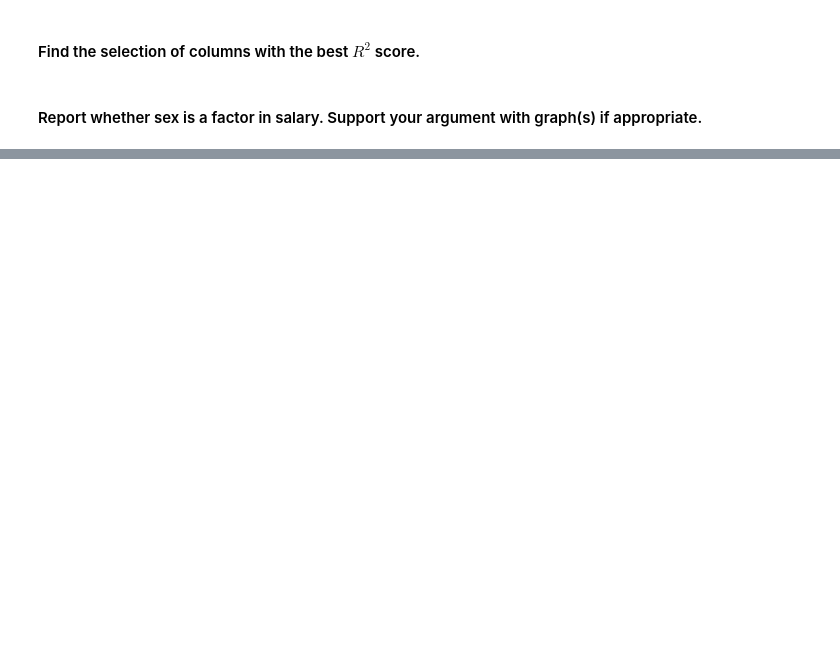
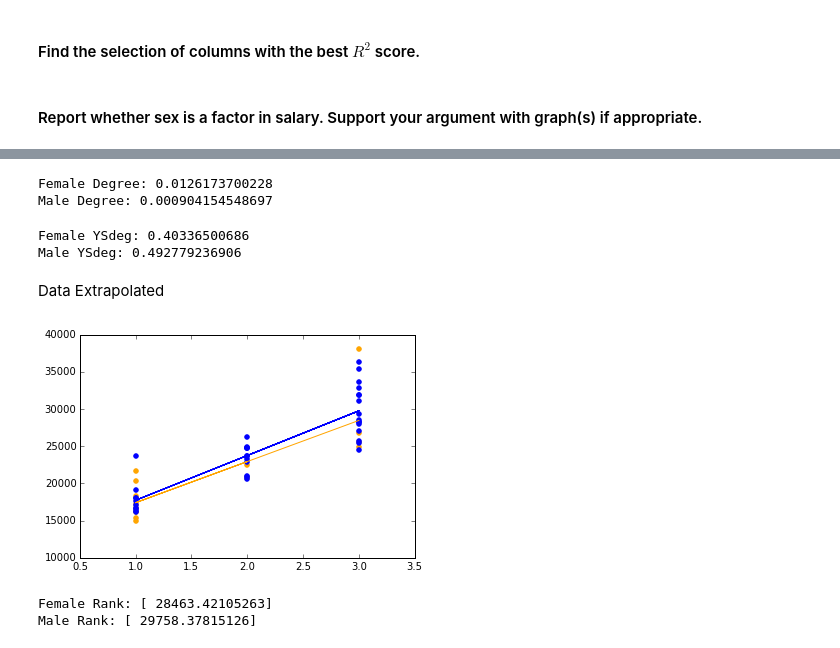
Before and after one commit to TylerKotkin/linear-regression, a Jupyter notebook: simple-linear-regression.ipynb, the cells around one changed output, grey strips where cells are left out. Cells and saved outputs as stored; diff of their text form; code cells hidden in the pictures; blank space fills up the shorter version.

```diff
--- a/simple-linear-regression.ipynb
+++ b/simple-linear-regression.ipynb
@@ -249,3 +249,27 @@ There is a higher $R^2$ score between the salary the male professors are paid an
 #### Find the selection of columns with the best $R^2$ score.
 # %% [markdown]
 #### Report whether sex is a factor in salary. Support your argument with graph(s) if appropriate.
+# %%
+input_data_w_r = df_w[['Rank']]
+output_data_w_r = df_w['Salary']
+
+input_data_m_r = df_m[['Rank']]
+output_data_m_r = df_m['Salary']
+
+input_data_w_y = df_w[['Year']]
+output_data_w_y = df_w['Salary']
+
+input_data_m_y = df_m[['Year']]
+output_data_m_y = df_m['Salary']
+
+input_data_w_d = df_w[['Degree']]
+output_data_w_d = df_w['Salary']
+
+input_data_m_d = df_m[['Degree']]
+output_data_m_d = df_m['Salary']
+
+input_data_w_ys = df_w[['YSdeg']]
+output_data_w_ys = df_w['Salary']
+
+input_data_m_ys = df_m[['YSdeg']]
+output_data_m_ys = df_m['Salary']
@@ -251,0 +278,10 @@ There is a higher $R^2$ score between the salary the male professors are paid an
+# %%
+regr_w_r = linear_model.LinearRegression()
+regr_w_r.fit(input_data_w_r, output_data_w_r)
+
+print('Female Rank:', regr_w_r.score(input_data_w_r, output_data_w_r))
+
+regr_m_r = linear_model.LinearRegression()
+regr_m_r.fit(input_data_m_r, output_data_m_r)
+
+print('Male Rank:', regr_m_r.score(input_data_m_r, output_data_m_r))
@@ -251,0 +304,43 @@ There is a higher $R^2$ score between the salary the male professors are paid an
+# %%
+regr_w_d = linear_model.LinearRegression()
+regr_w_d.fit(input_data_w_d, output_data_w_d)
+
+print('Female Degree:', regr_w_d.score(input_data_w_d, output_data_w_d))
+
+regr_m_d = linear_model.LinearRegression()
+regr_m_d.fit(input_data_m_d, output_data_m_d)
+
+print('Male Degree:', regr_m_d.score(input_data_m_d, output_data_m_d))
+# %% [output]
+Female Degree: 0.0126173700228
+Male Degree: 0.000904154548697
+# %%
+regr_w_ys = linear_model.LinearRegression()
+regr_w_ys.fit(input_data_w_ys, output_data_w_ys)
+
+print('Female YSdeg:', regr_w_ys.score(input_data_w_ys, output_data_w_ys))
+
+regr_m_ys = linear_model.LinearRegression()
+regr_m_ys.fit(input_data_m_ys, output_data_m_ys)
+
+print('Male YSdeg:', regr_m_ys.score(input_data_m_ys, output_data_m_ys))
+# %% [output]
+Female YSdeg: 0.40336500686
+Male YSdeg: 0.492779236906
+# %% [markdown]
+Data Extrapolated
+# %%
+plt.scatter(input_data_w_r, output_data_w_r, color='orange')
+plt.scatter(input_data_m_r, output_data_m_r, color='blue')
+plt.plot(input_data_w_r, regr_w_r.predict(input_data_w_r), color='orange')
+plt.plot(input_data_m_r, regr_m_r.predict(input_data_m_r), color='blue')
+plt.show()
+# %% [output]
+[figure, added]
+# %%
+#Extrapolate rank to 3, the max
+print('Female Rank:', regr_w_r.predict(3))
+print('Male Rank:', regr_m_r.predict(3))
+# %% [output]
+Female Rank: [ 28463.42105263]
+Male Rank: [ 29758.37815126]
```
Also changed, not shown: parts of 12 cells of this notebook.
